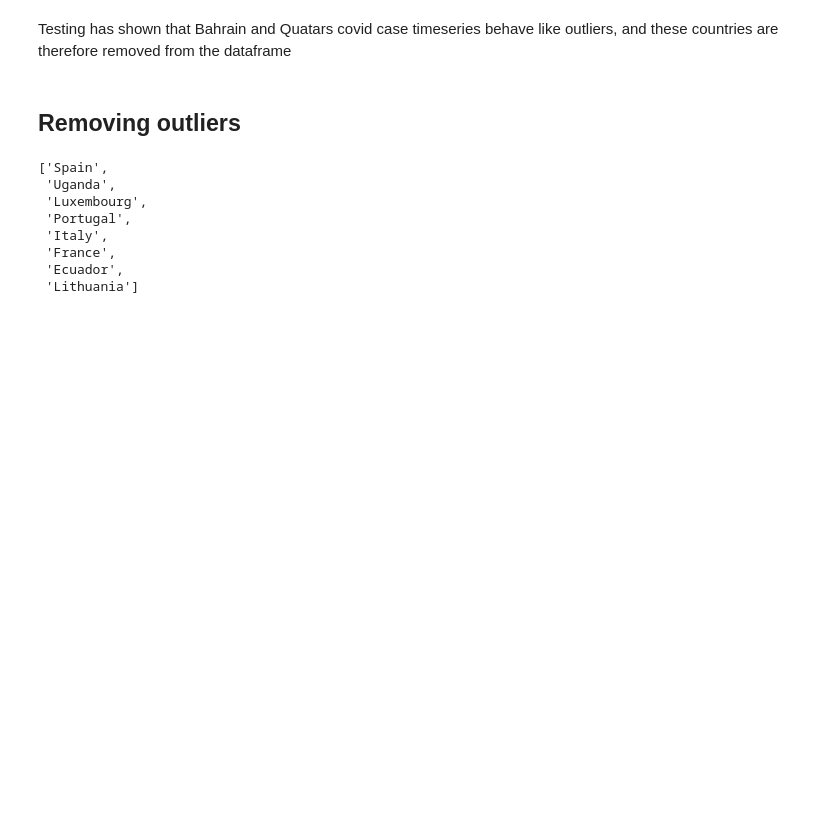
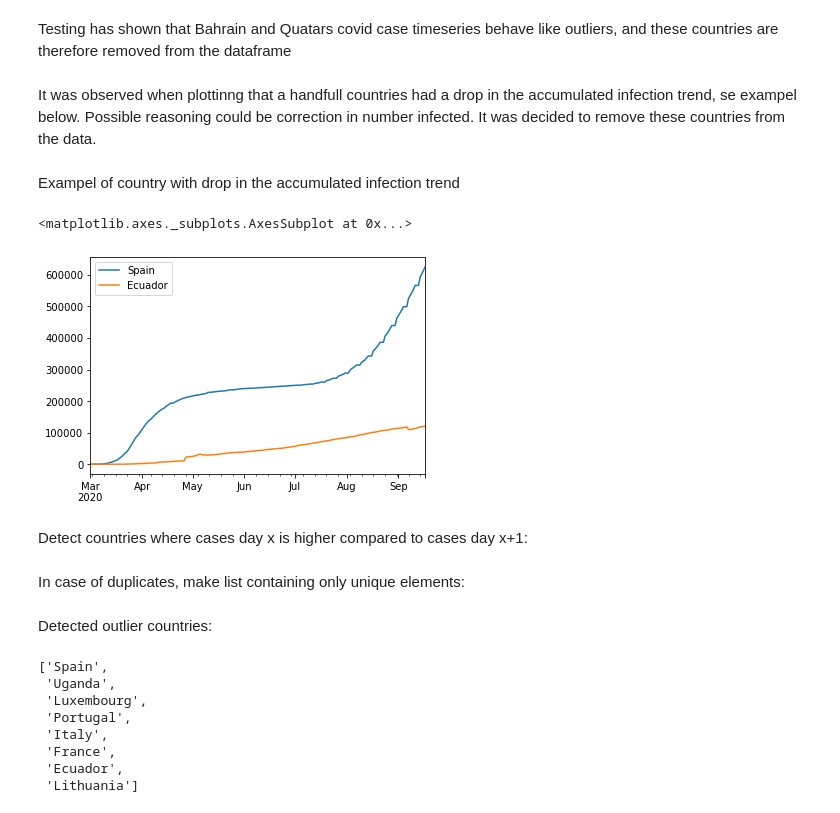
Before and after one commit to anweei/Covid-forecasting, a Jupyter notebook: new_version/pre_processing/preprocessing.ipynb, the cells around one changed output. Cells and saved outputs as stored; diff of their text form; code cells hidden in the pictures; blank space fills up the shorter version.

```diff
--- a/new_version/pre_processing/preprocessing.ipynb
+++ b/new_version/pre_processing/preprocessing.ipynb
@@ -172,8 +164,17 @@ df_res.head(4)
 Testing has shown that Bahrain and Quatars covid case timeseries behave like outliers, and these countries are therefore removed from the dataframe
 # %%
 df_res.drop(['Bahrain','Qatar'], axis=1, inplace=True)
-# %% [markdown]
-## Removing outliers
+# %% [markdown]
+It was observed when plottinng that a handfull countries had a drop in the accumulated infection trend, se exampel below. Possible reasoning could be correction in number infected. It was decided to remove these countries from the data.
+# %% [markdown]
+Exampel of country with drop in the accumulated infection trend
+# %%
+df_res.plot(y=['Spain','Ecuador'])
+# %% [output]
+<matplotlib.axes._subplots.AxesSubplot at 0x...>
+[figure, added]
+# %% [markdown]
+Detect countries where cases day x is higher compared to cases day x+1:
 # %%
 liste = []
 for country in df_res.columns:
@@ -184,8 +185,12 @@ for country in df_res.columns:
             max_v = df_res[country][i]
         else:
             liste.append(country)
+# %% [markdown]
+In case of duplicates, make list containing only unique elements:
 # %%
 outlier_countries_list = list(set(liste))
+# %% [markdown]
+Detected outlier countries:
 # %%
 outlier_countries_list
 # %% [output]
```
Also changed, not shown: parts of 29 cells of this notebook, 3 other files.
